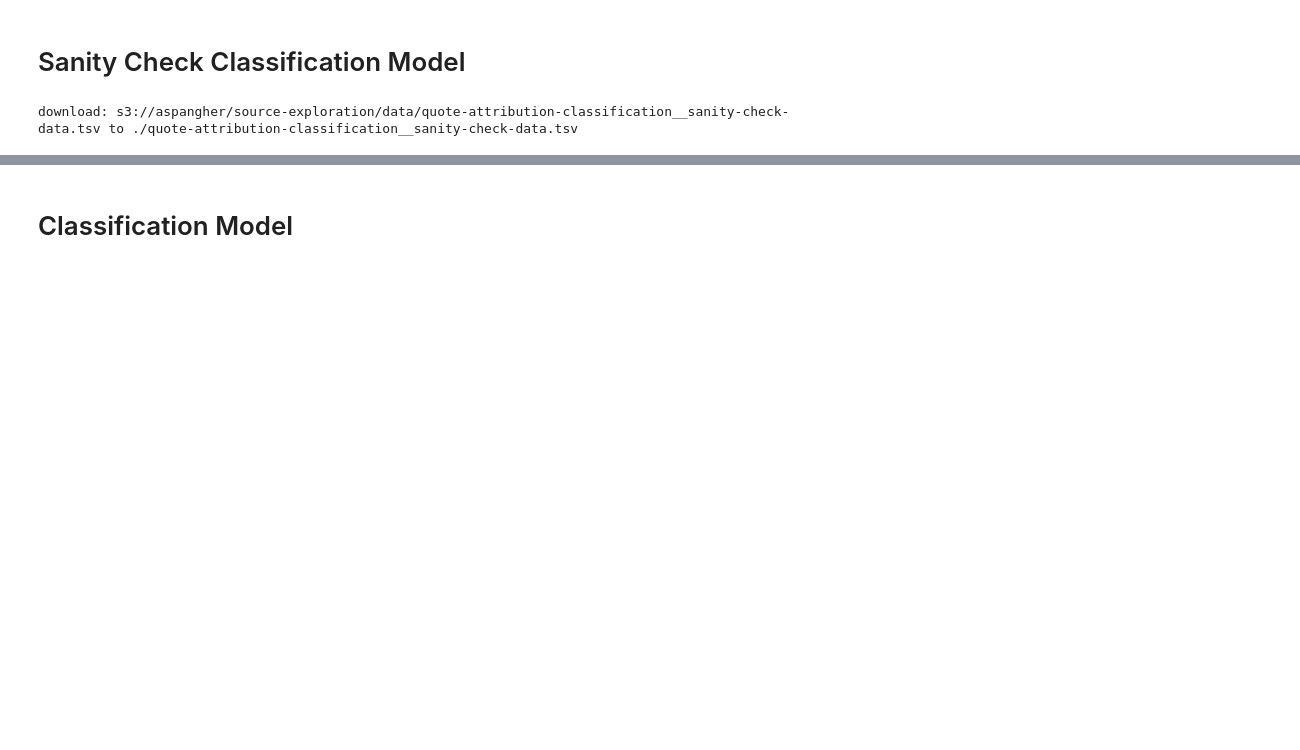
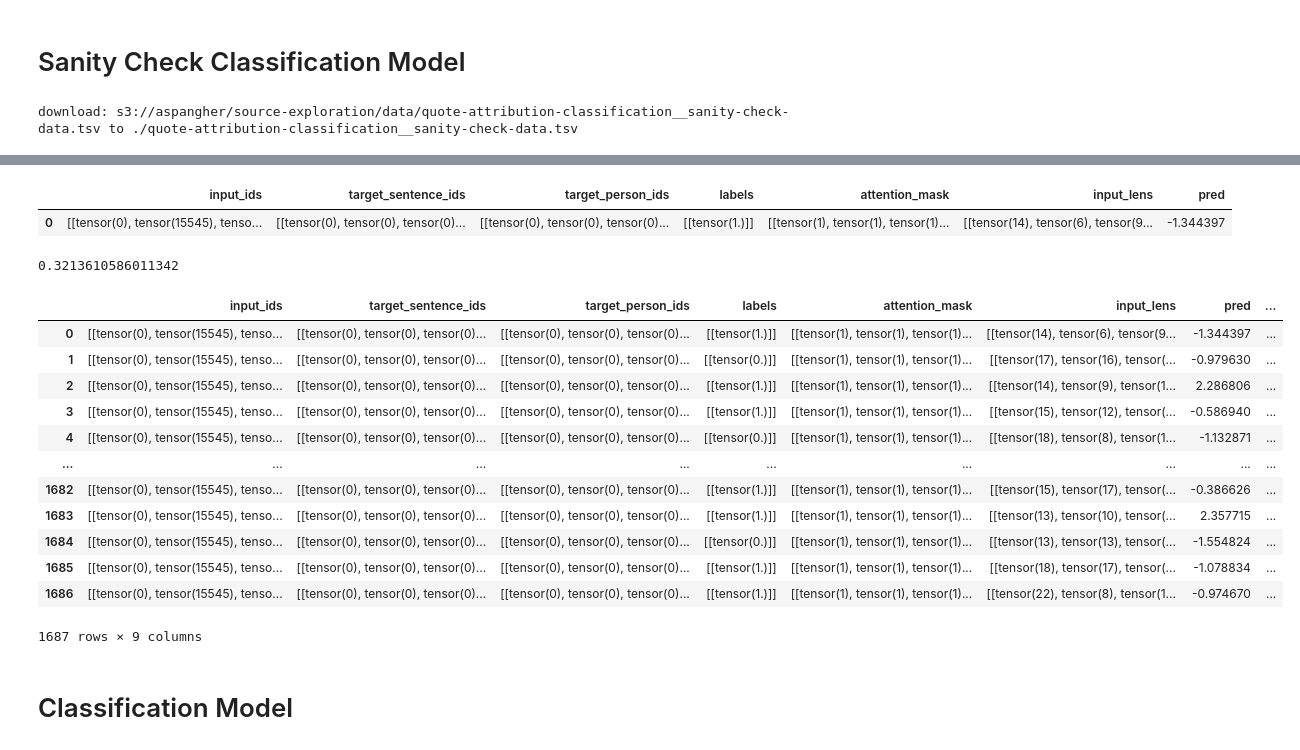
Before and after one commit to alex2awesome/source-exploration, a Jupyter notebook: notebooks/2022-08-09__run-eval-on-classifier.ipynb, the cells around one changed output, grey strips where cells are left out. Saved outputs shown, nothing was run; the diff lists cells and outputs as text; code cells hidden in the pictures; blank space fills up the shorter version.

```diff
--- a/notebooks/2022-08-09__run-eval-on-classifier.ipynb
+++ b/notebooks/2022-08-09__run-eval-on-classifier.ipynb
@@ -116,3 +197,37 @@ dataloader = data_model.val_dataloader()
+# %%
+all_samples_df.head(1)
+# %% [output]
+|  | input_ids | target_sentence_ids | target_person_ids | labels | attention_mask | input_lens | pred |
+| 0 | [[tensor(0), tensor(15545), tenso... | [[tensor(0), tensor(0), tensor(0)... | [[tensor(0), tensor(0), tensor(0)... | [[tensor(1.)]] | [[tensor(1), tensor(1), tensor(1)... | [[tensor(14), tensor(6), tensor(9... | -1.344397 |
+# %%
+all_samples_df['targeted_sentences'] = all_samples_df.apply(lambda x: x['input_ids'][0, (x['target_sentence_ids'] == 1).nonzero()[:, 1]], axis=1)
+# %%
+all_samples_df['decoded_sentences'] = all_samples_df['targeted_sentences'].apply(data_model.tokenizer.decode)
+# %%
+all_samples_df.pipe(lambda df:
+    f1_score(
+        df['labels'].apply(lambda x: float(x[0][0])),
+        df['pred'] > 0
+    )
+)
+# %% [output]
+0.3213610586011342
+# %%
+all_samples_df
+# %% [output]
+|  | input_ids | target_sentence_ids | target_person_ids | labels | attention_mask | input_lens | pred | ... |
+| 0 | [[tensor(0), tensor(15545), tenso... | [[tensor(0), tensor(0), tensor(0)... | [[tensor(0), tensor(0), tensor(0)... | [[tensor(1.)]] | [[tensor(1), tensor(1), tensor(1)... | [[tensor(14), tensor(6), tensor(9... | -1.344397 | ... |
+| 1 | [[tensor(0), tensor(15545), tenso... | [[tensor(0), tensor(0), tensor(0)... | [[tensor(0), tensor(0), tensor(0)... | [[tensor(0.)]] | [[tensor(1), tensor(1), tensor(1)... | [[tensor(17), tensor(16), tensor(... | -0.979630 | ... |
+| 2 | [[tensor(0), tensor(15545), tenso... | [[tensor(0), tensor(0), tensor(0)... | [[tensor(0), tensor(0), tensor(0)... | [[tensor(1.)]] | [[tensor(1), tensor(1), tensor(1)... | [[tensor(14), tensor(9), tensor(1... | 2.286806 | ... |
+| 3 | [[tensor(0), tensor(15545), tenso... | [[tensor(0), tensor(0), tensor(0)... | [[tensor(0), tensor(0), tensor(0)... | [[tensor(1.)]] | [[tensor(1), tensor(1), tensor(1)... | [[tensor(15), tensor(12), tensor(... | -0.586940 | ... |
+| 4 | [[tensor(0), tensor(15545), tenso... | [[tensor(0), tensor(0), tensor(0)... | [[tensor(0), tensor(0), tensor(0)... | [[tensor(0.)]] | [[tensor(1), tensor(1), tensor(1)... | [[tensor(18), tensor(8), tensor(1... | -1.132871 | ... |
+| ... | ... | ... | ... | ... | ... | ... | ... | ... |
+| 1682 | [[tensor(0), tensor(15545), tenso... | [[tensor(0), tensor(0), tensor(0)... | [[tensor(0), tensor(0), tensor(0)... | [[tensor(1.)]] | [[tensor(1), tensor(1), tensor(1)... | [[tensor(15), tensor(17), tensor(... | -0.386626 | ... |
+| 1683 | [[tensor(0), tensor(15545), tenso... | [[tensor(0), tensor(0), tensor(0)... | [[tensor(0), tensor(0), tensor(0)... | [[tensor(1.)]] | [[tensor(1), tensor(1), tensor(1)... | [[tensor(13), tensor(10), tensor(... | 2.357715 | ... |
+| 1684 | [[tensor(0), tensor(15545), tenso... | [[tensor(0), tensor(0), tensor(0)... | [[tensor(0), tensor(0), tensor(0)... | [[tensor(0.)]] | [[tensor(1), tensor(1), tensor(1)... | [[tensor(13), tensor(13), tensor(... | -1.554824 | ... |
+| 1685 | [[tensor(0), tensor(15545), tenso... | [[tensor(0), tensor(0), tensor(0)... | [[tensor(0), tensor(0), tensor(0)... | [[tensor(1.)]] | [[tensor(1), tensor(1), tensor(1)... | [[tensor(18), tensor(17), tensor(... | -1.078834 | ... |
+| 1686 | [[tensor(0), tensor(15545), tenso... | [[tensor(0), tensor(0), tensor(0)... | [[tensor(0), tensor(0), tensor(0)... | [[tensor(1.)]] | [[tensor(1), tensor(1), tensor(1)... | [[tensor(22), tensor(8), tensor(1... | -0.974670 | ... |
+1687 rows × 9 columns
 # %% [markdown]
 # Classification Model
 # %%
```
Also changed, not shown: parts of 19 cells of this notebook, 1 other file.
